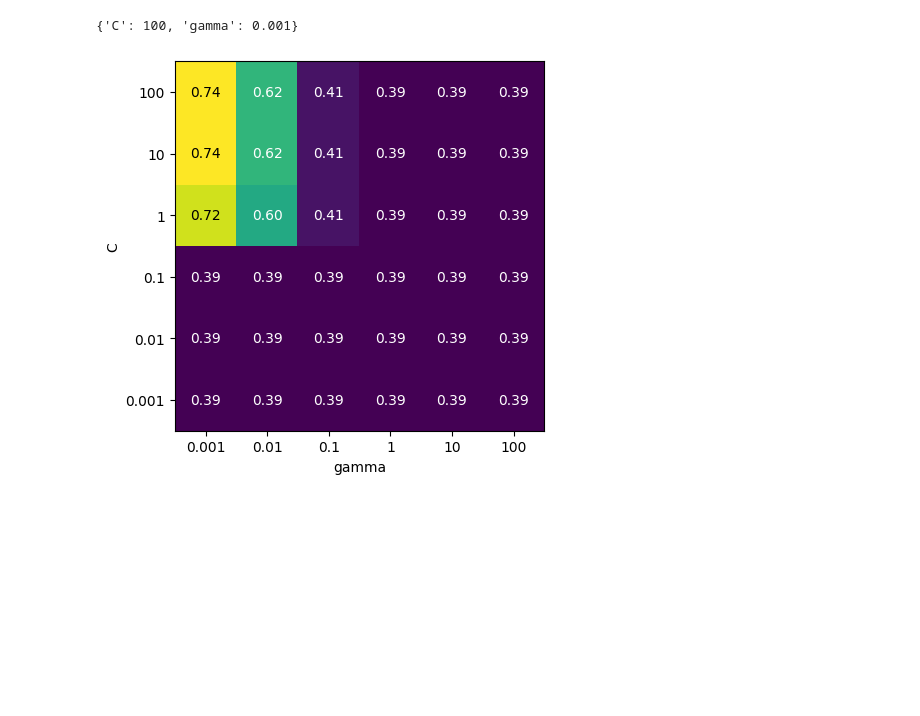
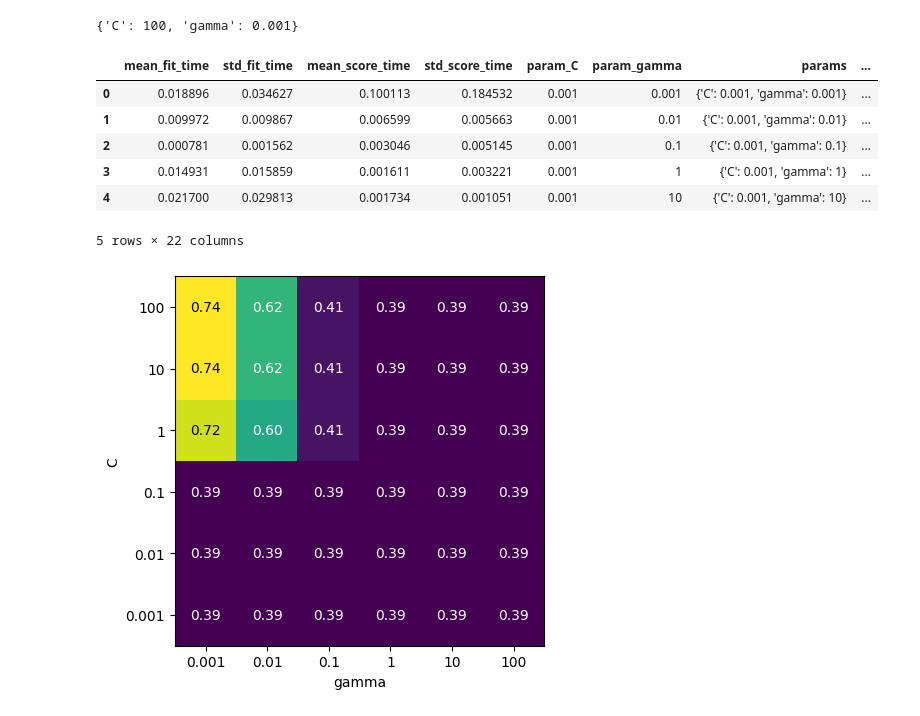
Before and after one commit to KrystianJachna/AI, a Jupyter notebook: cw8/AD_Z08_B_Stratified_GridSearchCV.ipynb, the cells around one changed output. Saved outputs shown, nothing was run; the diff lists cells and outputs as text; code cells hidden in the pictures; blank space fills up the shorter version.

```diff
--- a/cw8/AD_Z08_B_Stratified_GridSearchCV.ipynb
+++ b/cw8/AD_Z08_B_Stratified_GridSearchCV.ipynb
@@ -40,7 +44,14 @@ y = wine.target
 Podzielmy zbiór na część testową i treningową .
 # %%
 from sklearn.model_selection import train_test_split
+
 X_train, X_test, y_train, y_test = train_test_split(X, y, test_size=0.33, random_state=42)
+
+# Skalowanie danych w celu zmniejszenia czasu trenowania
+scaler = StandardScaler()
+scaler.fit(X_train)
+X_train_scaled = scaler.transform(X_train)
+X_test_scaled = scaler.transform(X_test)
 
 plt.hist(y_train, alpha=0.5)
 plt.hist(y_test, alpha=0.5)
@@ -99,11 +105,18 @@ def heatmap(values, xlabel, ylabel, xticklabels, yticklabels, cmap=None,
         ax.text(x, y, fmt % value, color=c, ha="center", va="center")
     return img
 # %%
-import pandas as pd
 # convert to DataFrame
 results = pd.DataFrame(grid_1.cv_results_)
 # show the first 5 rows
-# display(results.head())
+display(results.head())
+# %% [output]
+|  | mean_fit_time | std_fit_time | mean_score_time | std_score_time | param_C | param_gamma | params | ... |
+| 0 | 0.018896 | 0.034627 | 0.100113 | 0.184532 | 0.001 | 0.001 | {'C': 0.001, 'gamma': 0.001} | ... |
+| 1 | 0.009972 | 0.009867 | 0.006599 | 0.005663 | 0.001 | 0.01 | {'C': 0.001, 'gamma': 0.01} | ... |
+| 2 | 0.000781 | 0.001562 | 0.003046 | 0.005145 | 0.001 | 0.1 | {'C': 0.001, 'gamma': 0.1} | ... |
+| 3 | 0.014931 | 0.015859 | 0.001611 | 0.003221 | 0.001 | 1 | {'C': 0.001, 'gamma': 1} | ... |
+| 4 | 0.021700 | 0.029813 | 0.001734 | 0.001051 | 0.001 | 10 | {'C': 0.001, 'gamma': 10} | ... |
+5 rows × 22 columns
 # %%
 scores = np.array(results.mean_test_score).reshape(6, 6)
 # plot the mean cross-validation scores
```
Also changed, not shown: parts of 12 cells of this notebook.
